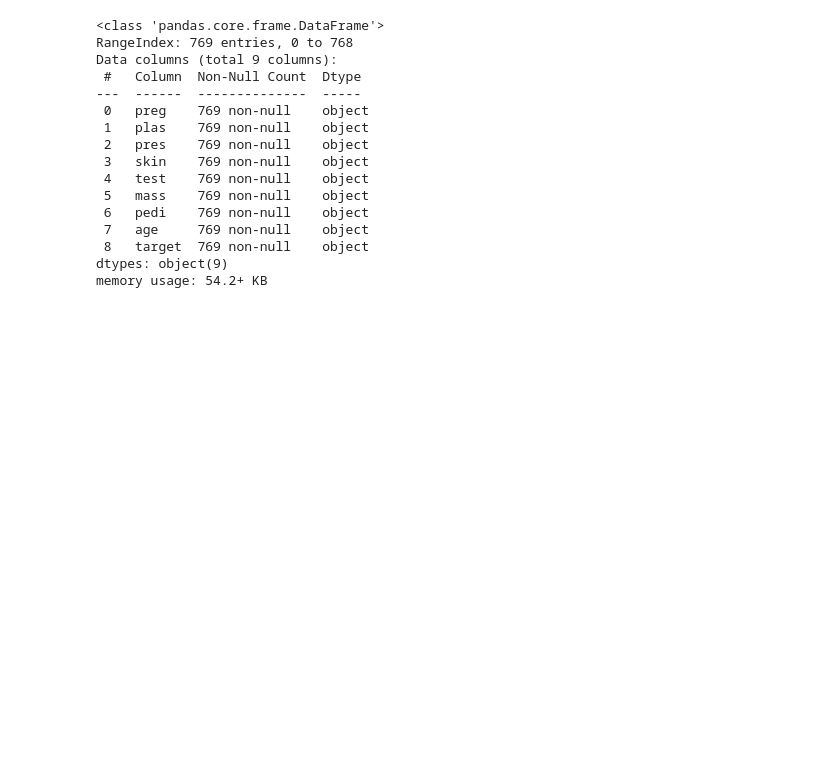
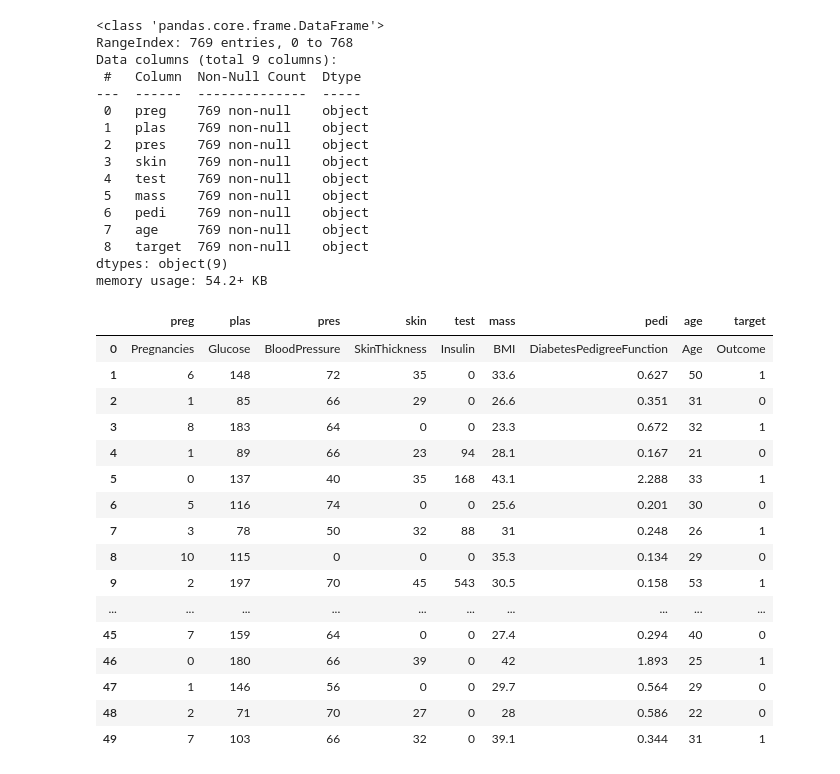
Before and after one commit to BMMUGOMBA/AIML-WebApp-FlaskDeployement, a Jupyter notebook: indian-diabetse.ipynb, the cells around one changed output. Drawn from its saved outputs; the diff is of its cells as text; code cells hidden in the pictures; blank space fills up the shorter version.

```diff
--- a/indian-diabetse.ipynb
+++ b/indian-diabetse.ipynb
@@ -80,3 +79,23 @@ Data columns (total 9 columns):
  8   target  769 non-null    object
 dtypes: object(9)
 memory usage: 54.2+ KB
+# %%
+pima_df.head(50)
+# %% [output]
+|  | preg | plas | pres | skin | test | mass | pedi | age | target |
+| 0 | Pregnancies | Glucose | BloodPressure | SkinThickness | Insulin | BMI | DiabetesPedigreeFunction | Age | Outcome |
+| 1 | 6 | 148 | 72 | 35 | 0 | 33.6 | 0.627 | 50 | 1 |
+| 2 | 1 | 85 | 66 | 29 | 0 | 26.6 | 0.351 | 31 | 0 |
+| 3 | 8 | 183 | 64 | 0 | 0 | 23.3 | 0.672 | 32 | 1 |
+| 4 | 1 | 89 | 66 | 23 | 94 | 28.1 | 0.167 | 21 | 0 |
+| 5 | 0 | 137 | 40 | 35 | 168 | 43.1 | 2.288 | 33 | 1 |
+| 6 | 5 | 116 | 74 | 0 | 0 | 25.6 | 0.201 | 30 | 0 |
+| 7 | 3 | 78 | 50 | 32 | 88 | 31 | 0.248 | 26 | 1 |
+| 8 | 10 | 115 | 0 | 0 | 0 | 35.3 | 0.134 | 29 | 0 |
+| 9 | 2 | 197 | 70 | 45 | 543 | 30.5 | 0.158 | 53 | 1 |
+| ... | ... | ... | ... | ... | ... | ... | ... | ... | ... |
+| 45 | 7 | 159 | 64 | 0 | 0 | 27.4 | 0.294 | 40 | 0 |
+| 46 | 0 | 180 | 66 | 39 | 0 | 42 | 1.893 | 25 | 1 |
+| 47 | 1 | 146 | 56 | 0 | 0 | 29.7 | 0.564 | 29 | 0 |
+| 48 | 2 | 71 | 70 | 27 | 0 | 28 | 0.586 | 22 | 0 |
+| 49 | 7 | 103 | 66 | 32 | 0 | 39.1 | 0.344 | 31 | 1 |
```
Also changed, not shown: parts of 14 cells of this notebook.
